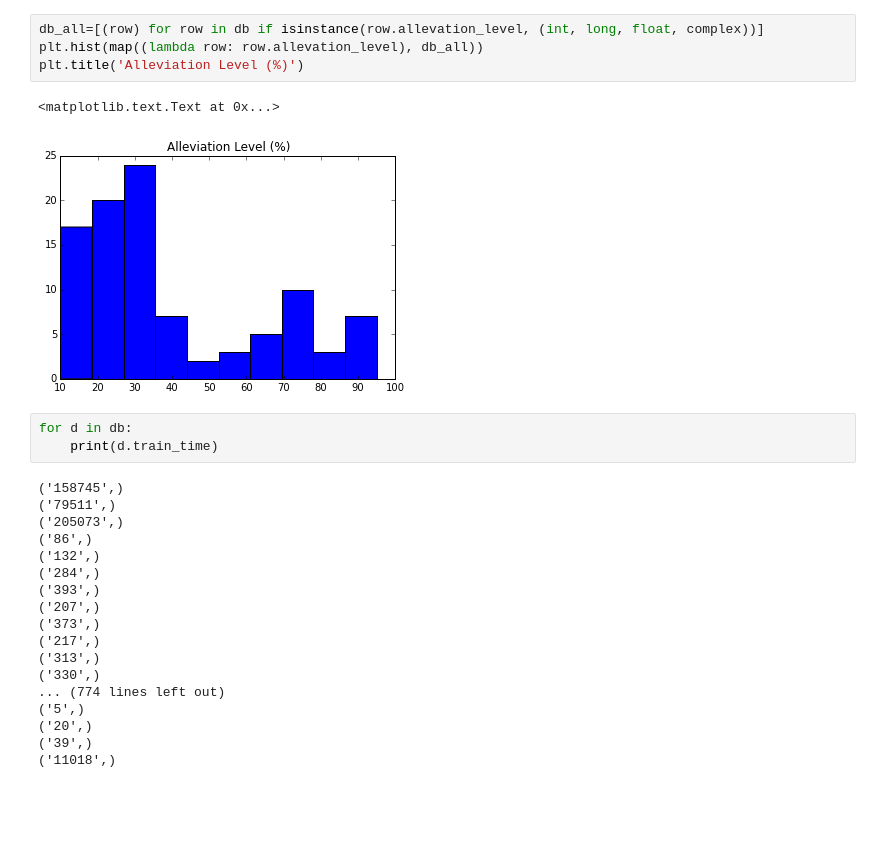
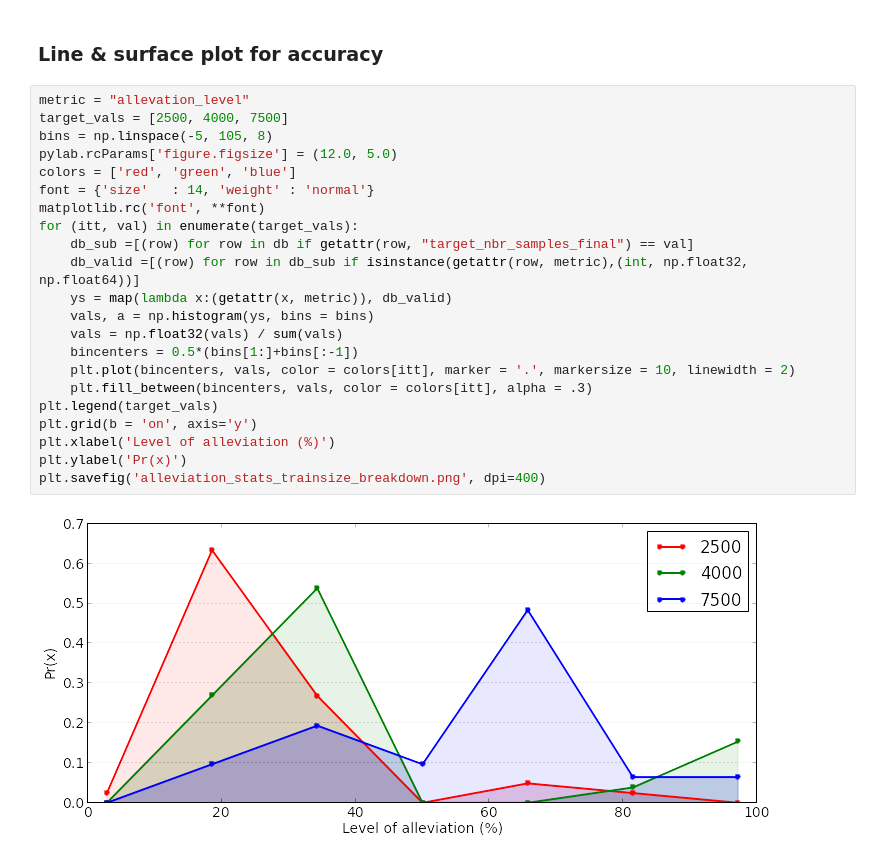
Before and after one commit to DevangS/CoralNet, a Jupyter notebook: coralnet_robotstats_plots.ipynb, the cells around one changed output. Saved outputs shown, nothing was run; the diff lists cells and outputs as text; blank space fills up the shorter version.

```diff
--- a/coralnet_robotstats_plots.ipynb
+++ b/coralnet_robotstats_plots.ipynb
@@ -57,28 +76,26 @@ pylab.rcParams['figure.figsize'] = (5.0, 5.0)
-# %%
-db_all=[(row) for row in db if isinstance(row.allevation_level, (int, long, float, complex))]
-plt.hist(map((lambda row: row.allevation_level), db_all))
-plt.title('Alleviation Level (%)')
-# %% [output]
-<matplotlib.text.Text at 0x...>
-[figure, removed]
-# %%
-for d in db:
-    print(d.train_time)
-# %% [output]
-('158745',)
-('79511',)
-('205073',)
-('86',)
-('132',)
-('284',)
-('393',)
-('207',)
-('373',)
-('217',)
-('313',)
-('330',)
-... (774 lines left out)
-('5',)
-('20',)
-('39',)
-('11018',)
+# %% [markdown]
+### Line & surface plot for accuracy
+# %%
+metric = "allevation_level"
+target_vals = [2500, 4000, 7500]
+bins = np.linspace(-5, 105, 8)
+pylab.rcParams['figure.figsize'] = (12.0, 5.0)
+colors = ['red', 'green', 'blue']
+font = {'size'   : 14, 'weight' : 'normal'}
+matplotlib.rc('font', **font)
+for (itt, val) in enumerate(target_vals):
+    db_sub =[(row) for row in db if getattr(row, "target_nbr_samples_final") == val]
+    db_valid =[(row) for row in db_sub if isinstance(getattr(row, metric),(int, np.float32, np.float64))]
+    ys = map(lambda x:(getattr(x, metric)), db_valid)
+    vals, a = np.histogram(ys, bins = bins)
+    vals = np.float32(vals) / sum(vals)
+    bincenters = 0.5*(bins[1:]+bins[:-1])
+    plt.plot(bincenters, vals, color = colors[itt], marker = '.', markersize = 10, linewidth = 2)
+    plt.fill_between(bincenters, vals, color = colors[itt], alpha = .3)
+plt.legend(target_vals)
+plt.grid(b = 'on', axis='y')
+plt.xlabel('Level of alleviation (%)')
+plt.ylabel('Pr(x)')
+plt.savefig('alleviation_stats_trainsize_breakdown.png', dpi=400)
+# %% [output]
+[figure, added]
```
Also changed, not shown: parts of 13 cells of this notebook.
